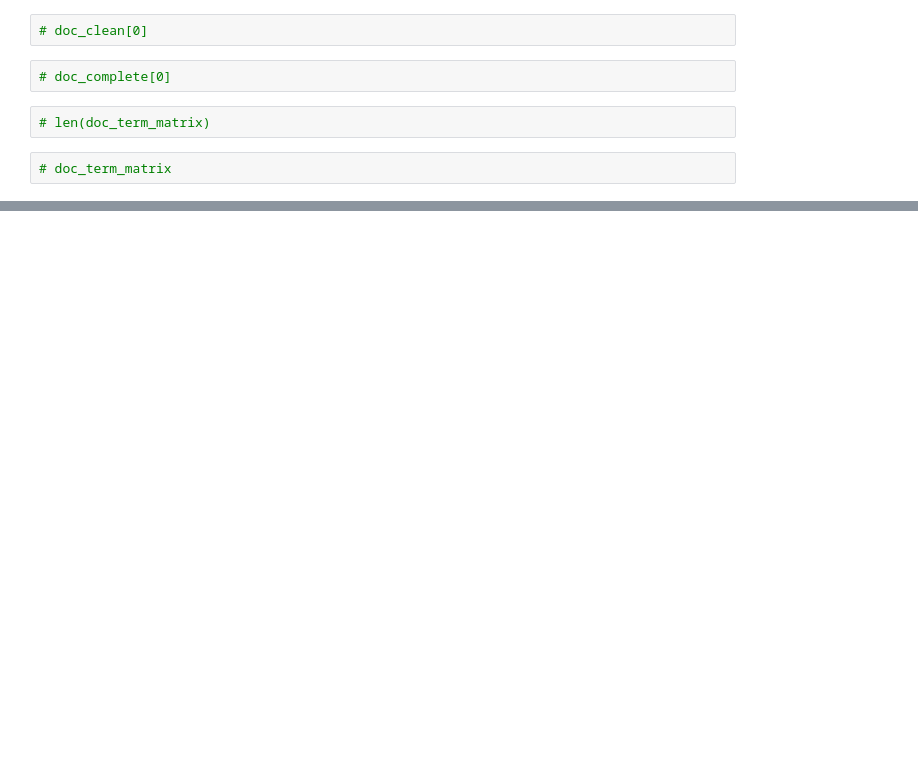
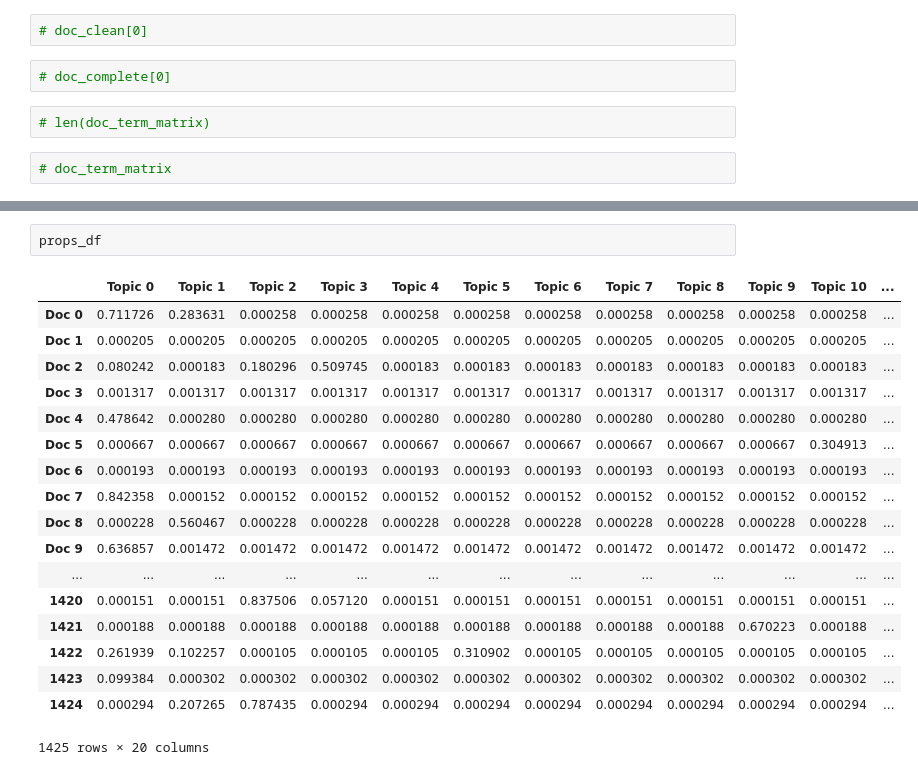
Before and after one commit to simonsthings/news_find_me_textmining, a Jupyter notebook: python/Textmining_NOZ.ipynb, the cells around one changed output, grey strips where cells are left out. Drawn from its saved outputs; the diff is of its cells as text; blank space fills up the shorter version.

```diff
--- a/python/Textmining_NOZ.ipynb
+++ b/python/Textmining_NOZ.ipynb
@@ -290,0 +393,21 @@ df_dominant_topic.shape
+# %%
+props_df
+# %% [output]
+|  | Topic 0 | Topic 1 | Topic 2 | Topic 3 | Topic 4 | Topic 5 | Topic 6 | Topic 7 | Topic 8 | Topic 9 | Topic 10 | ... |
+| Doc 0 | 0.711726 | 0.283631 | 0.000258 | 0.000258 | 0.000258 | 0.000258 | 0.000258 | 0.000258 | 0.000258 | 0.000258 | 0.000258 | ... |
+| Doc 1 | 0.000205 | 0.000205 | 0.000205 | 0.000205 | 0.000205 | 0.000205 | 0.000205 | 0.000205 | 0.000205 | 0.000205 | 0.000205 | ... |
+| Doc 2 | 0.080242 | 0.000183 | 0.180296 | 0.509745 | 0.000183 | 0.000183 | 0.000183 | 0.000183 | 0.000183 | 0.000183 | 0.000183 | ... |
+| Doc 3 | 0.001317 | 0.001317 | 0.001317 | 0.001317 | 0.001317 | 0.001317 | 0.001317 | 0.001317 | 0.001317 | 0.001317 | 0.001317 | ... |
+| Doc 4 | 0.478642 | 0.000280 | 0.000280 | 0.000280 | 0.000280 | 0.000280 | 0.000280 | 0.000280 | 0.000280 | 0.000280 | 0.000280 | ... |
+| Doc 5 | 0.000667 | 0.000667 | 0.000667 | 0.000667 | 0.000667 | 0.000667 | 0.000667 | 0.000667 | 0.000667 | 0.000667 | 0.304913 | ... |
+| Doc 6 | 0.000193 | 0.000193 | 0.000193 | 0.000193 | 0.000193 | 0.000193 | 0.000193 | 0.000193 | 0.000193 | 0.000193 | 0.000193 | ... |
+| Doc 7 | 0.842358 | 0.000152 | 0.000152 | 0.000152 | 0.000152 | 0.000152 | 0.000152 | 0.000152 | 0.000152 | 0.000152 | 0.000152 | ... |
+| Doc 8 | 0.000228 | 0.560467 | 0.000228 | 0.000228 | 0.000228 | 0.000228 | 0.000228 | 0.000228 | 0.000228 | 0.000228 | 0.000228 | ... |
+| Doc 9 | 0.636857 | 0.001472 | 0.001472 | 0.001472 | 0.001472 | 0.001472 | 0.001472 | 0.001472 | 0.001472 | 0.001472 | 0.001472 | ... |
+| ... | ... | ... | ... | ... | ... | ... | ... | ... | ... | ... | ... | ... |
+| 1420 | 0.000151 | 0.000151 | 0.837506 | 0.057120 | 0.000151 | 0.000151 | 0.000151 | 0.000151 | 0.000151 | 0.000151 | 0.000151 | ... |
+| 1421 | 0.000188 | 0.000188 | 0.000188 | 0.000188 | 0.000188 | 0.000188 | 0.000188 | 0.000188 | 0.000188 | 0.670223 | 0.000188 | ... |
+| 1422 | 0.261939 | 0.102257 | 0.000105 | 0.000105 | 0.000105 | 0.310902 | 0.000105 | 0.000105 | 0.000105 | 0.000105 | 0.000105 | ... |
+| 1423 | 0.099384 | 0.000302 | 0.000302 | 0.000302 | 0.000302 | 0.000302 | 0.000302 | 0.000302 | 0.000302 | 0.000302 | 0.000302 | ... |
+| 1424 | 0.000294 | 0.207265 | 0.787435 | 0.000294 | 0.000294 | 0.000294 | 0.000294 | 0.000294 | 0.000294 | 0.000294 | 0.000294 | ... |
+1425 rows × 20 columns
```
Also changed, not shown: parts of 27 cells of this notebook.
